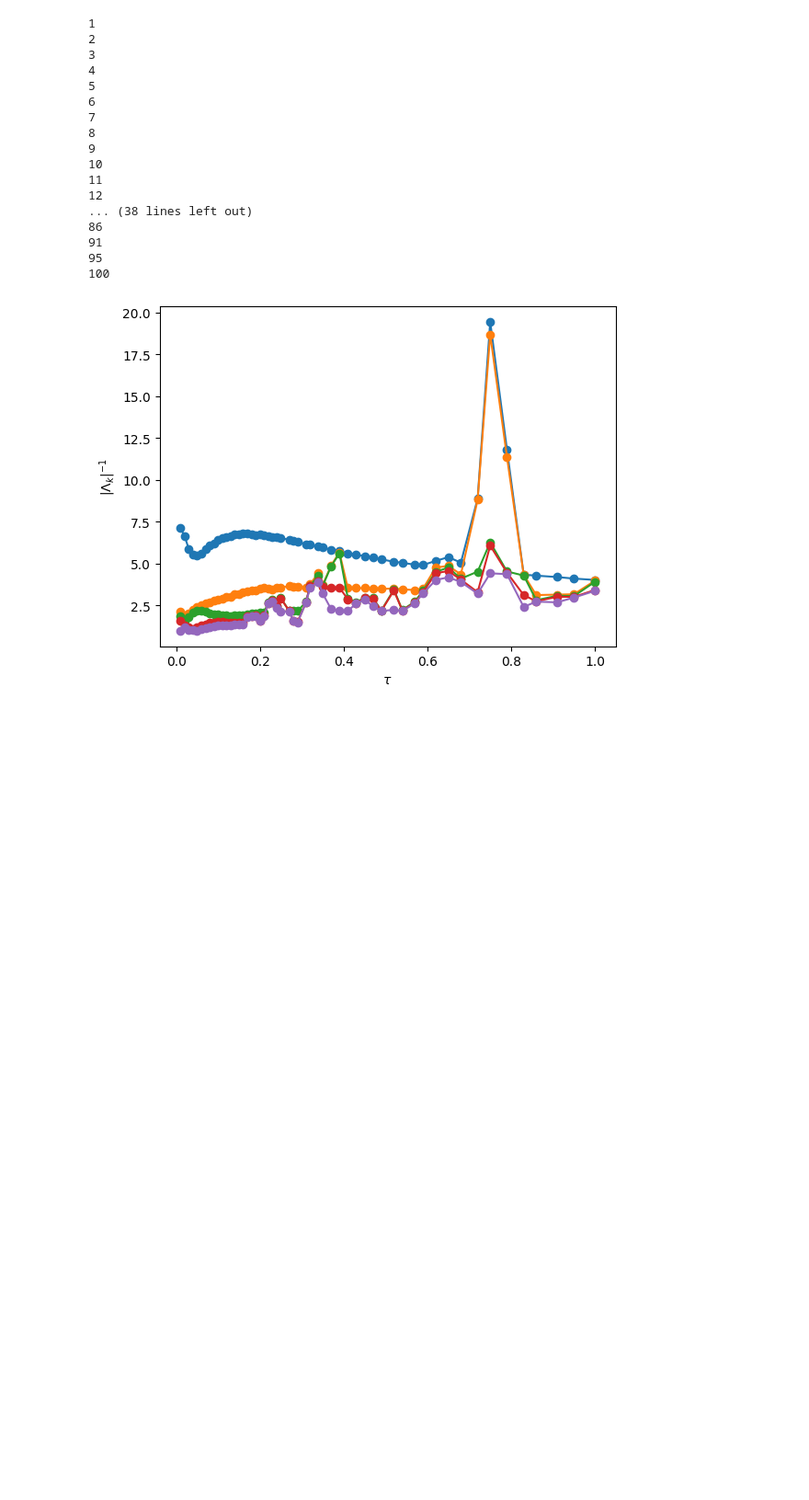
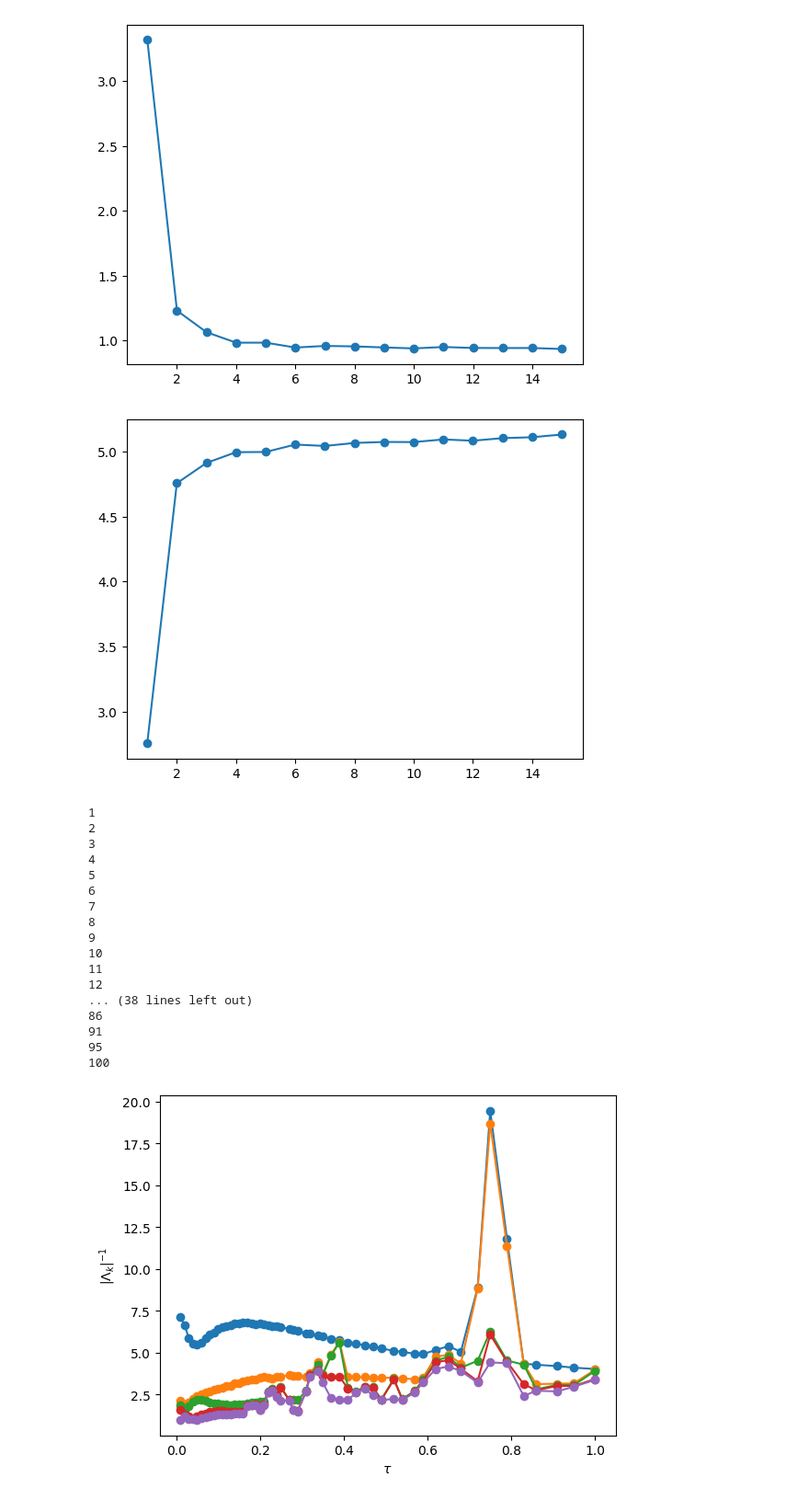
Before and after one commit to AntonioCCosta/DPG_PhysicsBehavior_2026, a Jupyter notebook: notebooks/notebook_4.ipynb, the cells around one changed output. Shown at 92% size. Drawn from its saved outputs; the diff is of its cells as text; code cells hidden in the pictures; blank space fills up the shorter version.

```diff
--- a/notebooks/notebook_4.ipynb
+++ b/notebooks/notebook_4.ipynb
@@ -92,3 +138,12 @@ We will do that using the Ulam-Galerkin method, as in notebook_2.
+# %%
+plt.plot(range_Ks,h_K[:,-2],marker='o')
+plt.show()
+
+plt.plot(range_Ks,Ipred_K[:,-2],marker='o')
+plt.show()
+# %% [output]
+[figure, added]
+[figure, added]
 # %%
 N=1000
 #labels_all is an array with the partition that each point in the time series belongs to
```
Also changed, not shown: parts of 9 cells of this notebook.
